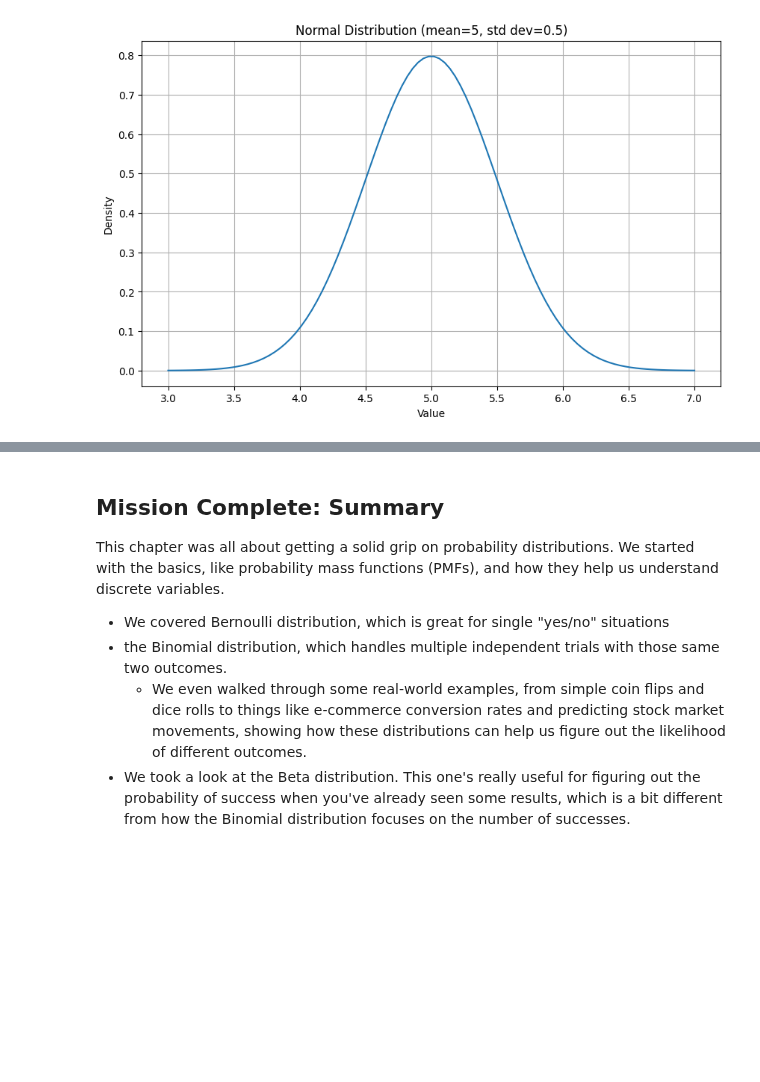
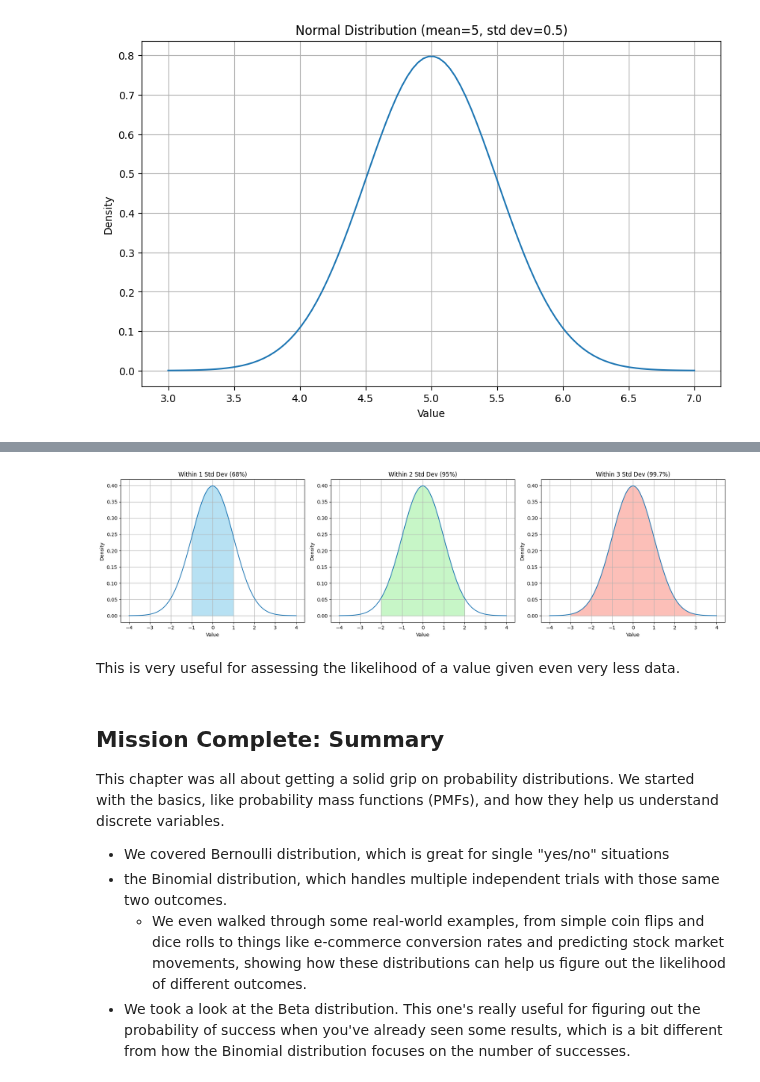
Before and after one commit to RohanRanshinge/causal-inference, a Jupyter notebook: zero-to-hero-bsts/PART_I-Bayesian-Statistics/04-Probability-Distributions.ipynb, the cells around one changed output, grey strips where cells are left out. Cells and saved outputs as stored; diff of their text form; code cells hidden in the pictures; blank space fills up the shorter version.

```diff
--- a/zero-to-hero-bsts/PART_I-Bayesian-Statistics/04-Probability-Distributions.ipynb
+++ b/zero-to-hero-bsts/PART_I-Bayesian-Statistics/04-Probability-Distributions.ipynb
@@ -531,3 +652,57 @@ Normal distributions have a great feature where 68% of the data lies within 1std
+# %%
+import matplotlib.pyplot as plt
+import numpy as np
+from scipy.stats import norm
+
+# Parameters for the Normal distribution
+mean = 0  # Using a standard normal distribution for simplicity
+std_dev = 1
+
+# Generate x-values
+x = np.linspace(mean - 4 * std_dev, mean + 4 * std_dev, 1000)
+
+# Calculate the probability density function (PDF) for each x-value
+pdf_values = norm.pdf(x, mean, std_dev)
+
+# Create a figure with three subplots side-by-side
+fig, axes = plt.subplots(1, 3, figsize=(18, 5)) # 1 row, 3 columns
+
+# Plot for 1 standard deviation
+axes[0].plot(x, pdf_values)
+x_fill_1std = np.linspace(mean - std_dev, mean + std_dev, 100)
+pdf_fill_1std = norm.pdf(x_fill_1std, mean, std_dev)
+axes[0].fill_between(x_fill_1std, pdf_fill_1std, color='skyblue', alpha=0.6)
+axes[0].set_title('Within 1 Std Dev (68%)')
+axes[0].set_xlabel("Value")
+axes[0].set_ylabel("Density")
+axes[0].grid(True)
+
+# Plot for 2 standard deviations
+axes[1].plot(x, pdf_values)
+x_fill_2std = np.linspace(mean - 2 * std_dev, mean + 2 * std_dev, 100)
+pdf_fill_2std = norm.pdf(x_fill_2std, mean, std_dev)
+axes[1].fill_between(x_fill_2std, pdf_fill_2std, color='lightgreen', alpha=0.5)
+axes[1].set_title('Within 2 Std Dev (95%)')
+axes[1].set_xlabel("Value")
+axes[1].set_ylabel("Density")
+axes[1].grid(True)
+
+# Plot for 3 standard deviations
+axes[2].plot(x, pdf_values)
+x_fill_3std = np.linspace(mean - 3 * std_dev, mean + 3 * std_dev, 100)
+pdf_fill_3std = norm.pdf(x_fill_3std, mean, std_dev)
+axes[2].fill_between(x_fill_3std, pdf_fill_3std, color='salmon', alpha=0.5)
+axes[2].set_title('Within 3 Std Dev (99.7%)')
+axes[2].set_xlabel("Value")
+axes[2].set_ylabel("Density")
+axes[2].grid(True)
+
+plt.tight_layout() # Adjust layout to prevent overlapping titles and labels
+plt.show()
+# %% [output]
+[figure, added]
+# %% [markdown]
+This is very useful for assessing the likelihood of a value given even very less data.
 # %% [markdown]
 ## Mission Complete: Summary
 This chapter was all about getting a solid grip on probability distributions. We started with the basics, like probability mass functions (PMFs), and how they help us understand discrete variables.
```
Also changed, not shown: parts of 11 cells of this notebook.
